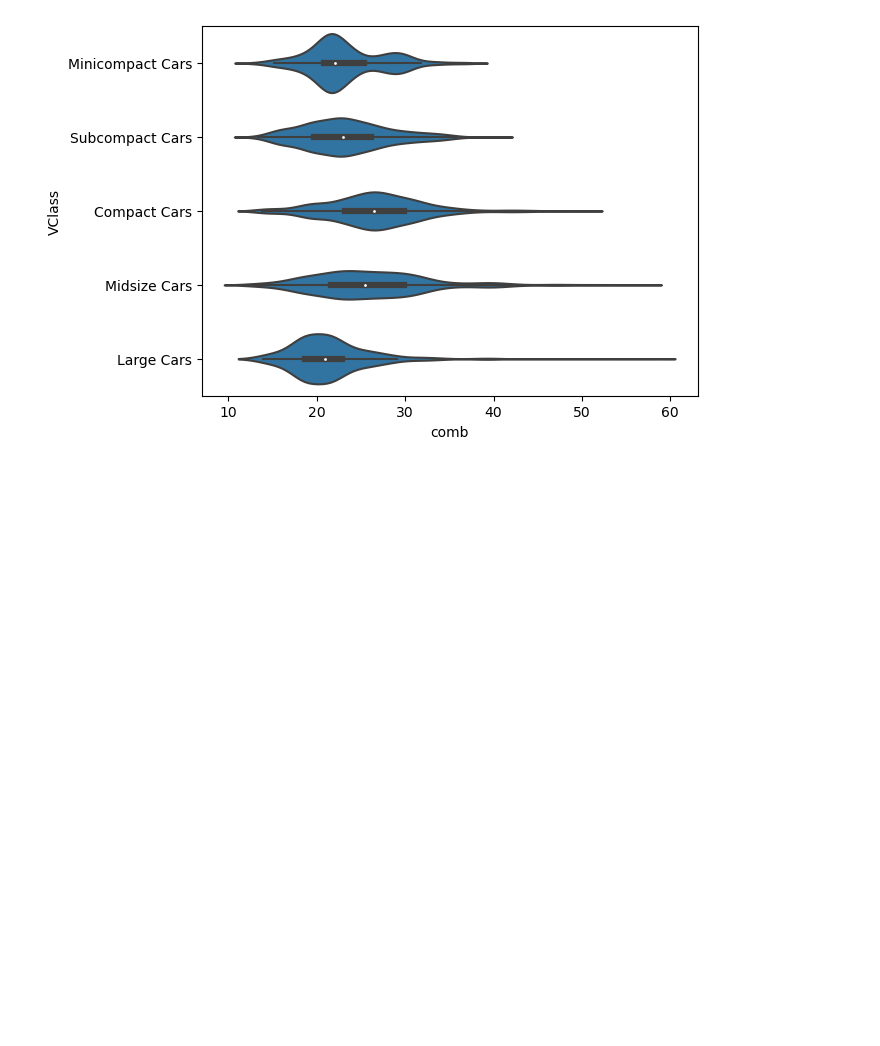
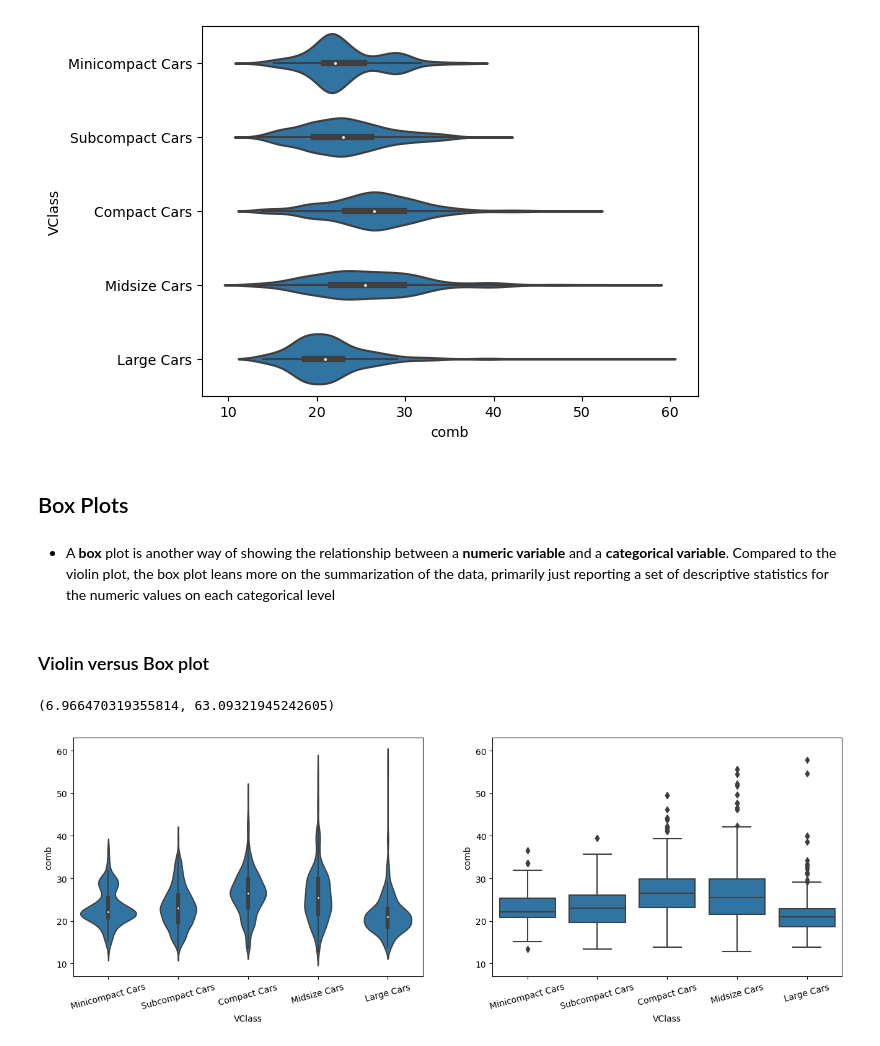
Before and after one commit to sidahmed-faisal/PokemonVis, a Jupyter notebook: fuel_econ.ipynb, the cells around one changed output. Drawn from its saved outputs; the diff is of its cells as text; code cells hidden in the pictures; blank space fills up the shorter version.

```diff
--- a/fuel_econ.ipynb
+++ b/fuel_econ.ipynb
@@ -224,3 +224,51 @@ plt.xticks(rotation=15);
 sns.violinplot(data=fuel_econ, y='VClass', x='comb', color=base_color, innner=None);
 # %% [output]
 [figure]
+# %% [markdown]
+## Box Plots
+# %% [markdown]
+* A **box** plot is another way of showing the relationship between a **numeric variable** and a **categorical variable**. Compared to the violin plot, the box plot leans more on the summarization of the data, primarily just reporting a set of descriptive statistics for the numeric values on each categorical level
+# %% [markdown]
+### Violin versus Box plot
+# %%
+# Step 1. Import packages
+import numpy as np
+import pandas as pd
+import matplotlib.pyplot as plt
+import seaborn as sns
+
+# allows plots to be rendered directly inside the notebook
+%matplotlib inline
+
+# Step 2. Load data
+fuel_econ = pd.read_csv('Data/fuel-econ.csv')
+fuel_econ.head(10)
+# Step 3. Convert the "VClass" column from a plain object type into an ordered categorical type
+# Types of sedan cars
+sedan_classes = ['Minicompact Cars', 'Subcompact Cars', 'Compact Cars', 'Midsize Cars', 'Large Cars']
+
+# Returns the types for sedan_classes with the categories and orderedness
+# Refer - https://pandas.pydata.org/pandas-docs/version/0.23.4/generated/pandas.api.types.CategoricalDtype.html
+vclasses = pd.api.types.CategoricalDtype(ordered=True, categories=sedan_classes)
+
+# Use pandas.astype() to convert the "VClass" column from a plain object type into an ordered categorical type
+fuel_econ['VClass'] = fuel_econ['VClass'].astype(vclasses);
+
+# Step 4.  TWO PLOTS IN ONE FIGURE
+plt.figure(figsize = [16, 5])
+base_color = sns.color_palette()[0]
+
+# LEFT plot: violin plot
+plt.subplot(1, 2, 1)
+#Let's return the axes object
+ax1 = sns.violinplot(data=fuel_econ, x='VClass', y='comb', color=base_color, innner='quartile')
+plt.xticks(rotation=15);
+
+# RIGHT plot: box plot
+plt.subplot(1, 2, 2)
+sns.boxplot(data=fuel_econ, x='VClass', y='comb', color=base_color)
+plt.xticks(rotation=15);
+plt.ylim(ax1.get_ylim()) # set y-axis limits to be same as left plot
+# %% [output]
+(6.966470319355814, 63.09321945242605)
+[figure, added]
```
Also changed, not shown: parts of 4 cells of this notebook.
